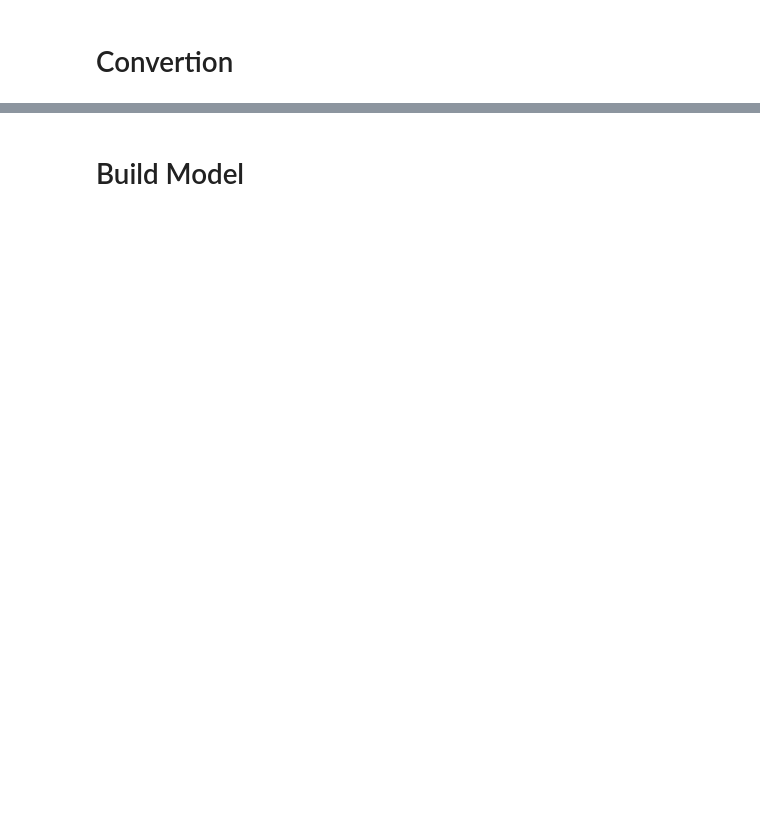
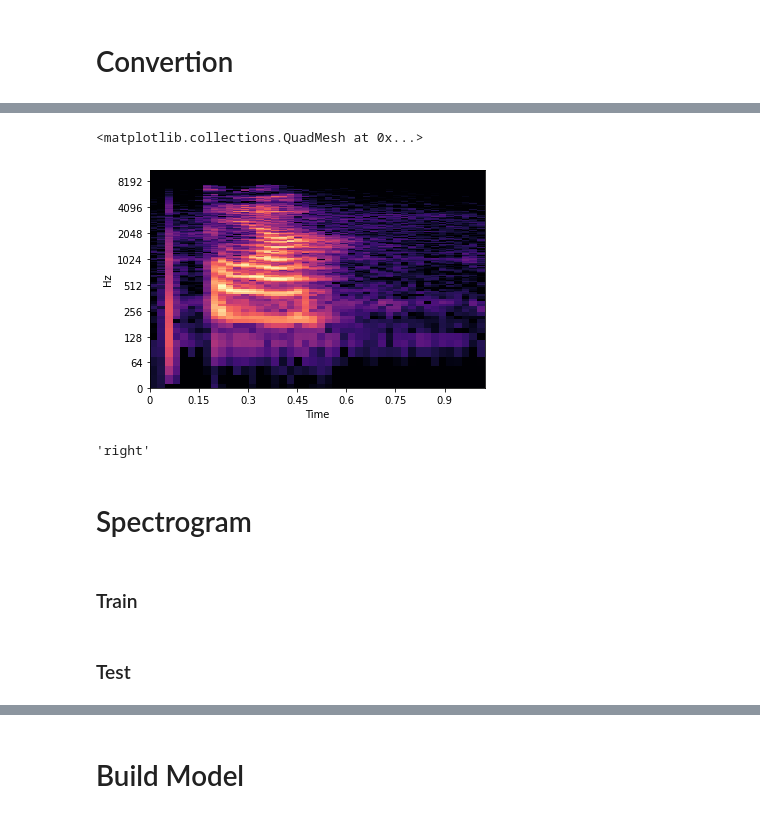
Before and after one commit to UltraBloodWing/Intelligent-System, a Jupyter notebook: Final_proj.ipynb, the cells around one changed output, grey strips where cells are left out. Saved outputs shown, nothing was run; the diff lists cells and outputs as text; code cells hidden in the pictures; blank space fills up the shorter version.

```diff
--- a/Final_proj.ipynb
+++ b/Final_proj.ipynb
@@ -67,0 +98,25 @@ for x in range(len(df2)):
+# %%
+#convert the testing audios to spectograms and place it in the Xtest variable
+for fileName in test_files:
+    y,sr=librosa.load(fileName) #load the file
+    spectrogram = librosa.feature.melspectrogram(y=y, sr=sr,n_mels=128)
+    spectrogram = librosa.power_to_db(spectrogram)
+    spectrogram = spectrogram.astype(np.float32)
+    X_test.append(spectrogram)
+
+out  = librosa.core.spectrum.stft(y, n_fft = window_size, hop_length = hop_length, window=window)
+out = 2 * np.abs(out) / np.sum(window)
+
+librosa.display.specshow(librosa.amplitude_to_db(out,ref=np.max), y_axis='log', x_axis='time')
+# %% [output]
+<matplotlib.collections.QuadMesh at 0x...>
+[figure, added]
+# %%
+len(X_test)
+y_train[0]
+# %% [output]
+'right'
+# %% [markdown]
+# Spectrogram
+# %% [markdown]
+### Train
@@ -67,0 +149,2 @@ for x in range(len(df2)):
+# %% [markdown]
+### Test
```
Also changed, not shown: parts of 37 cells of this notebook, 7 other files.
